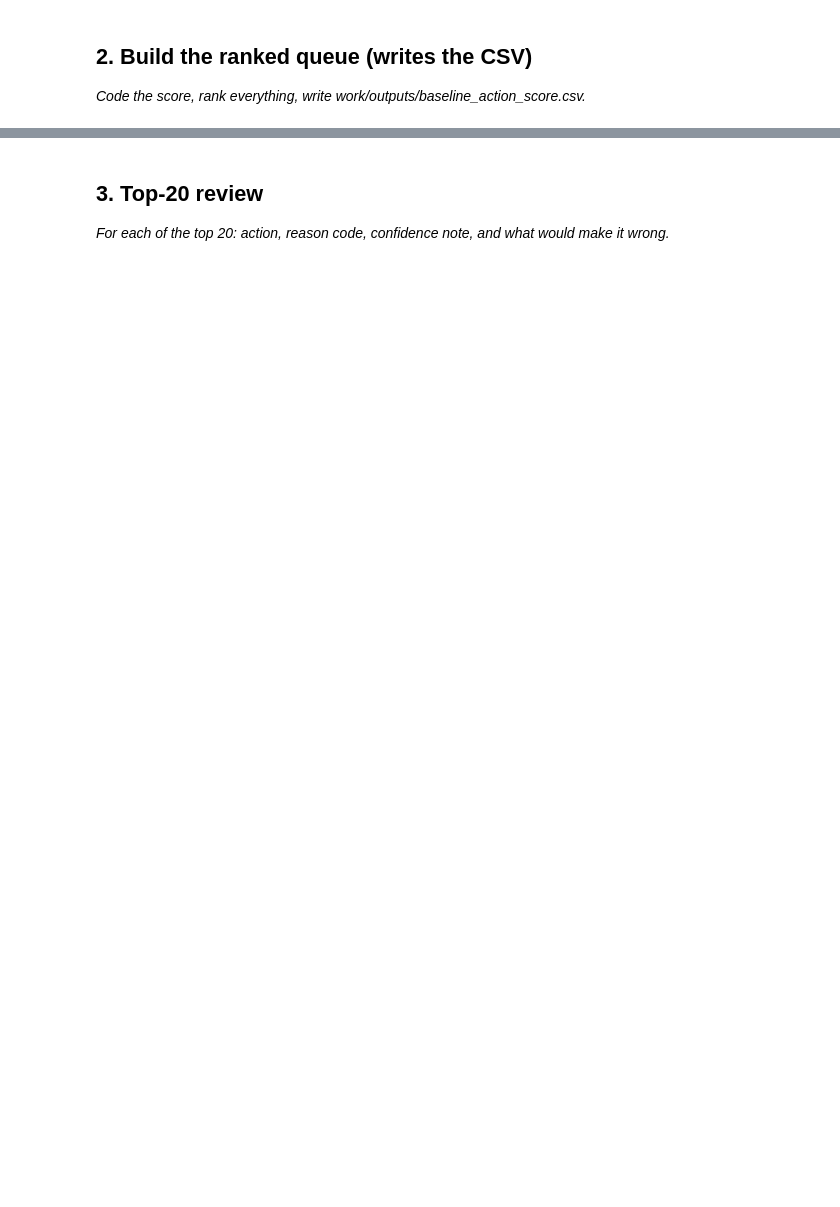
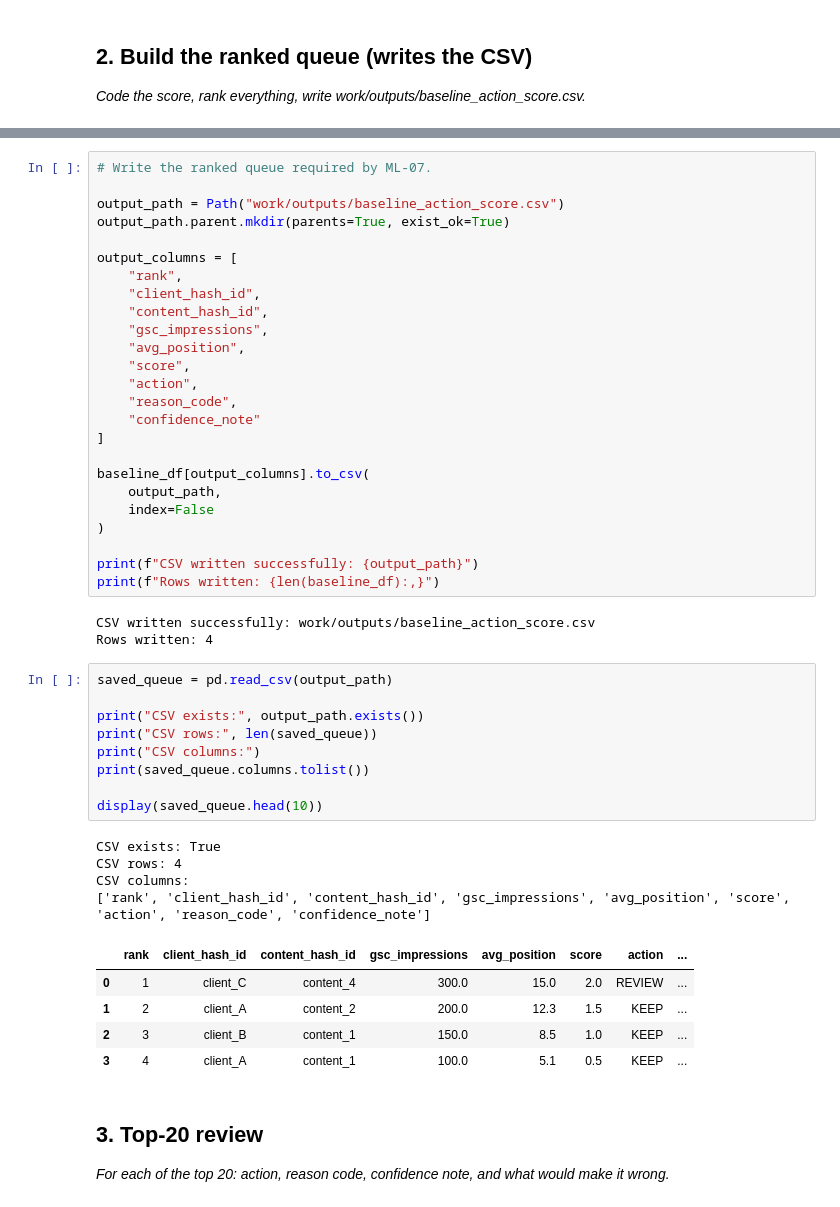
Before and after one commit to tabassumrafiq/flyrank-ml-internship, a Jupyter notebook: work/notebooks/w04_baseline_score.ipynb, the cells around one changed output, grey strips where cells are left out. Drawn from its saved outputs; the diff is of its cells as text; blank space fills up the shorter version.

```diff
--- a/work/notebooks/w04_baseline_score.ipynb
+++ b/work/notebooks/w04_baseline_score.ipynb
@@ -17,3 +210,50 @@ This skeleton is yours to fill. Work the sections **in order** — each one has
+# %%
+# Write the ranked queue required by ML-07.
+
+output_path = Path("work/outputs/baseline_action_score.csv")
+output_path.parent.mkdir(parents=True, exist_ok=True)
+
+output_columns = [
+    "rank",
+    "client_hash_id",
+    "content_hash_id",
+    "gsc_impressions",
+    "avg_position",
+    "score",
+    "action",
+    "reason_code",
+    "confidence_note"
+]
+
+baseline_df[output_columns].to_csv(
+    output_path,
+    index=False
+)
+
+print(f"CSV written successfully: {output_path}")
+print(f"Rows written: {len(baseline_df):,}")
+# %% [output]
+CSV written successfully: work/outputs/baseline_action_score.csv
+Rows written: 4
+# %%
+saved_queue = pd.read_csv(output_path)
+
+print("CSV exists:", output_path.exists())
+print("CSV rows:", len(saved_queue))
+print("CSV columns:")
+print(saved_queue.columns.tolist())
+
+display(saved_queue.head(10))
+# %% [output]
+CSV exists: True
+CSV rows: 4
+CSV columns:
+['rank', 'client_hash_id', 'content_hash_id', 'gsc_impressions', 'avg_position', 'score', 'action', 'reason_code', 'confidence_note']
+|  | rank | client_hash_id | content_hash_id | gsc_impressions | avg_position | score | action | ... |
+| 0 | 1 | client_C | content_4 | 300.0 | 15.0 | 2.0 | REVIEW | ... |
+| 1 | 2 | client_A | content_2 | 200.0 | 12.3 | 1.5 | KEEP | ... |
+| 2 | 3 | client_B | content_1 | 150.0 | 8.5 | 1.0 | KEEP | ... |
+| 3 | 4 | client_A | content_1 | 100.0 | 5.1 | 0.5 | KEEP | ... |
 # %% [markdown]
 ## 3. Top-20 review
 
```
Also changed, not shown: parts of 14 cells of this notebook.
